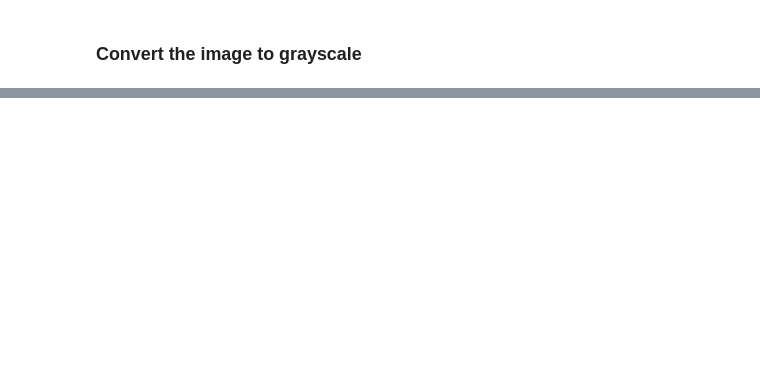
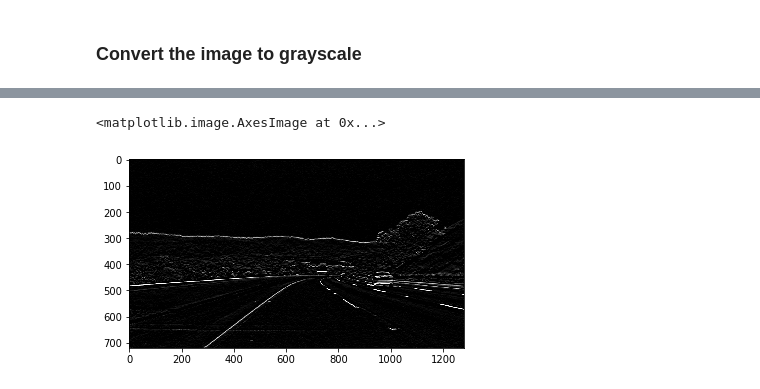
Before and after one commit to jibinmathew69/PyTorch-In-Depth, a Jupyter notebook: CNNs/Understanding Filters.ipynb, the cells around one changed output, grey strips where cells are left out. Drawn from its saved outputs; the diff is of its cells as text; code cells hidden in the pictures; blank space fills up the shorter version.

```diff
--- a/CNNs/Understanding Filters.ipynb
+++ b/CNNs/Understanding Filters.ipynb
@@ -58,0 +68,9 @@ You're encouraged to create other kinds of filters and apply them to see what ha
+# %%
+sobey_y = np.array([[ 1, 2, 1],
+                   [ 0, 0, 0],
+                   [ -1, -2, -1]])
+filtered_image = cv2.filter2D(gray, -1, sobey_y)
+plt.imshow(filtered_image, cmap='gray')
+# %% [output]
+<matplotlib.image.AxesImage at 0x...>
+[figure, added]
```
Also changed, not shown: parts of 8 cells of this notebook.
